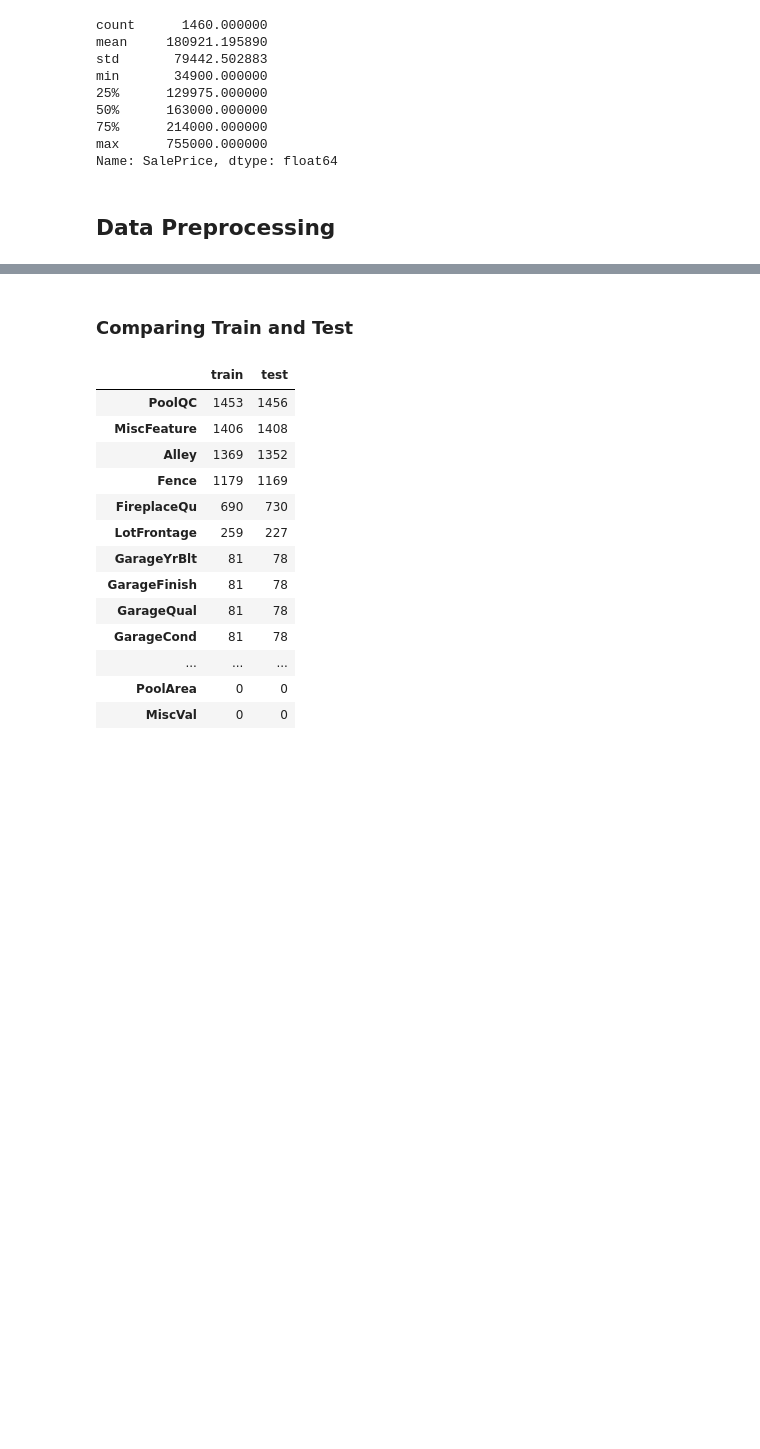
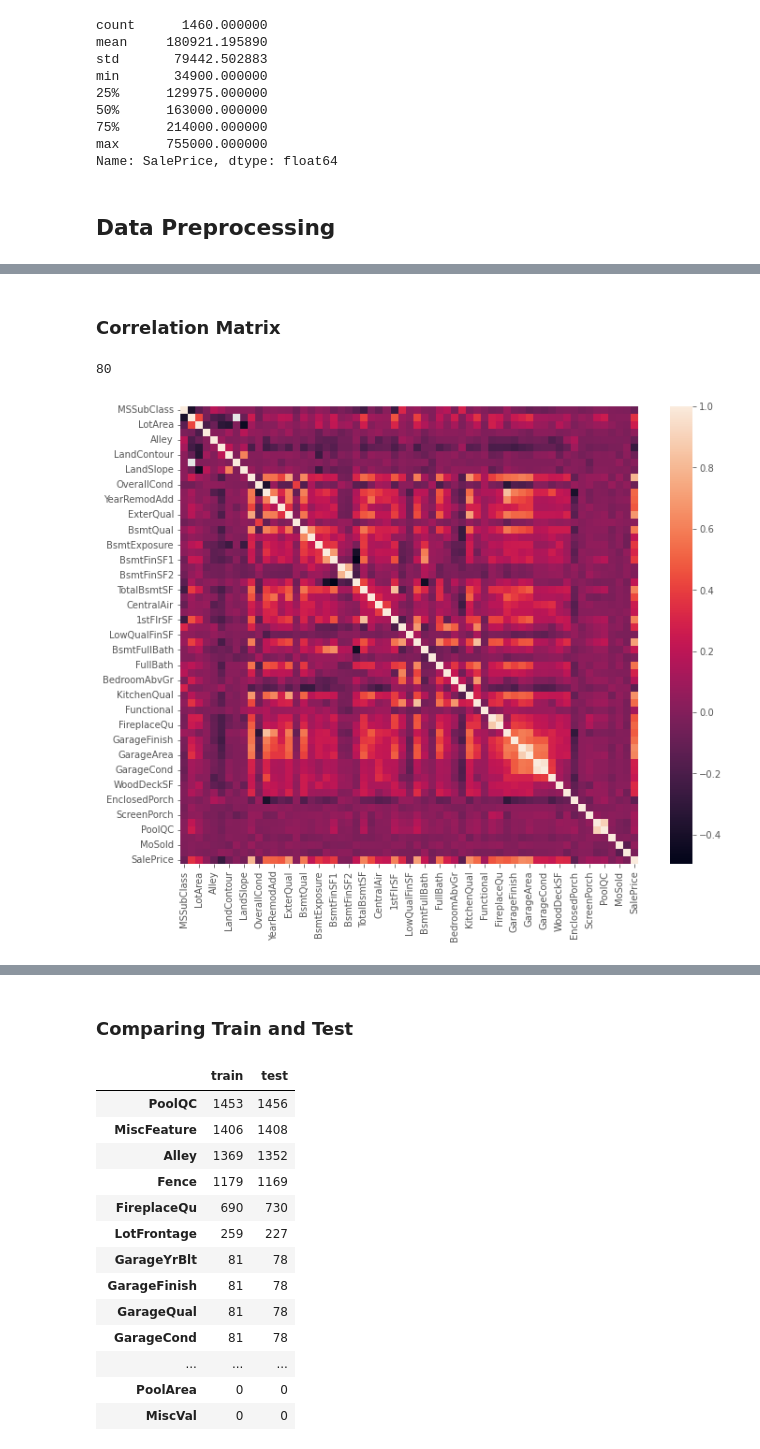
Before and after one commit to salvatore-drago/progettoBIGDATA-HousePrices, a Jupyter notebook: main.ipynb, the cells around one changed output, grey strips where cells are left out. Saved outputs shown, nothing was run; the diff lists cells and outputs as text; code cells hidden in the pictures; blank space fills up the shorter version.

```diff
--- a/main.ipynb
+++ b/main.ipynb
@@ -53,0 +109,35 @@ Name: SalePrice, dtype: float64
+# %%
+# coversione da categorica a numerica
+categorical_to_numerical = {
+    'Street': {'Pave': 2, 'Grvl': 1},
+    'Alley': {'Pave': 2, 'Grvl': 1},
+    'LotShape': {'Reg':3, 'IR1':2, 'IR2':1, 'IR3':0},
+    'LandContour': {'Lvl':3, 'Bnk':2, 'HLS':1, 'Low':0},
+    'Utilities': {"AllPub": 4, "NoSewr": 3, "NoSeWa":2, "ELO": 1},
+    'LandSlope': {"Gtl": 3, "Mod": 2, "Sev": 1},
+    "ExterQual": {"Ex":5, "Gd":4, "TA":3, "Fa":2, "Po":1},
+    "ExterCond": {"Ex":5, "Gd":4, "TA":3, "Fa":2, "Po":1},
+    "BsmtQual": {"Ex":5, "Gd":4, "TA":3, "Fa":2, "Po":1},
+    "BsmtCond": {"Ex":5, "Gd":4, "TA":3, "Fa":2, "Po":1},
+    "BsmtExposure": {"Gd":4, "Av":3, "Mn":2, "No":1},
+    "BsmtFinType1": {"GLQ":6, "ALQ":5, "BLQ":4, "Rec":3, "LwQ":2, "Unf":1},
+    "BsmtFinType2": {"GLQ":6, "ALQ":5, "BLQ":4, "Rec":3, "LwQ":2, "Unf":1},
+    "HeatingQC": {"Ex":5, "Gd":4, "TA":3, "Fa":2, "Po":1},
+    "CentralAir": {"Y":1, "N":0},
+    "Electrical": {"SBrkr":5, "FuseA":4, "FuseF":3, "FuseP":2, "Mix":1},
+    "KitchenQual": {"Ex":5, "Gd":4, "TA":3, "Fa":2, "Po":1},
+    "Functional": {"Typ":8, "Min1":7, "Min2":6, "Mod":5, "Maj1":4, "Maj2":3, "Sev":2, "Sal":1},
+    "FireplaceQu": {"Ex":5, "Gd":4, "TA":3, "Fa":2, "Po":1},
+    "GarageFinish": {"Fin":3, "RFn":2, "Unf":1},
+    "GarageQual": {"Ex":5, "Gd":4, "TA":3, "Fa":2, "Po":1},
+    "GarageCond": {"Ex":5, "Gd":4, "TA":3, "Fa":2, "Po":1},
+    "PavedDrive": {"Y":2, "P":1, "N":0},
+    "PoolQC":  {"Ex":4, "Gd":3, "TA":2, "Fa":1},
+}
+
+
+columns = list(categorical_to_numerical.keys())
+X = df_train.copy()
+X[columns] = X[columns].fillna(0)
+X1 = X.replace(categorical_to_numerical)
+X1.info()
@@ -53,0 +195,10 @@ Name: SalePrice, dtype: float64
+# %% [markdown]
+### Correlation Matrix
+# %%
+corrmat = X1.corr()
+f, ax = plt.subplots(figsize=(12, 9))
+sns.heatmap(corrmat, vmax=1, square= True,)
+print(X1.columns.size)
+# %% [output]
+80
+[figure, added]
```
Also changed, not shown: parts of 13 cells of this notebook.
